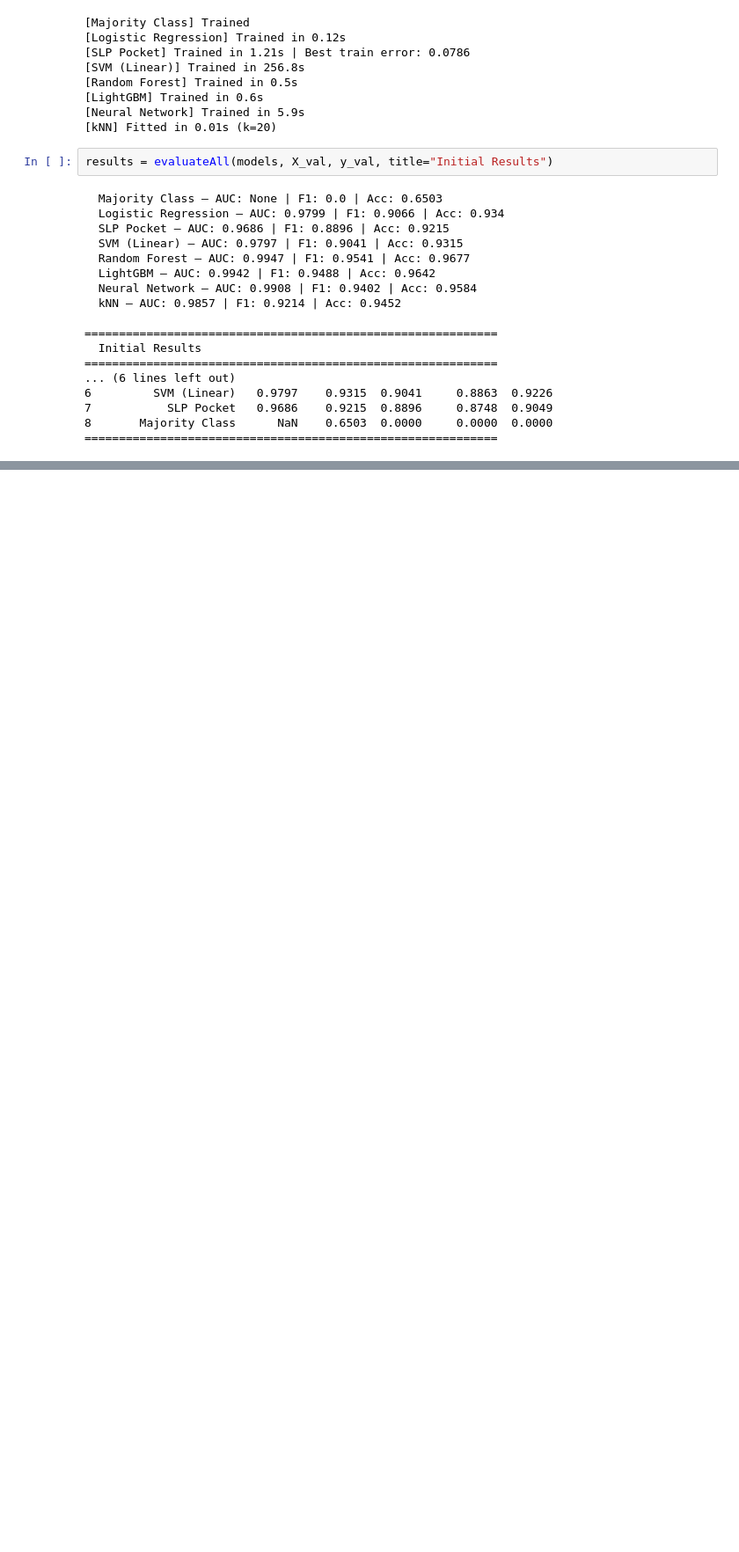
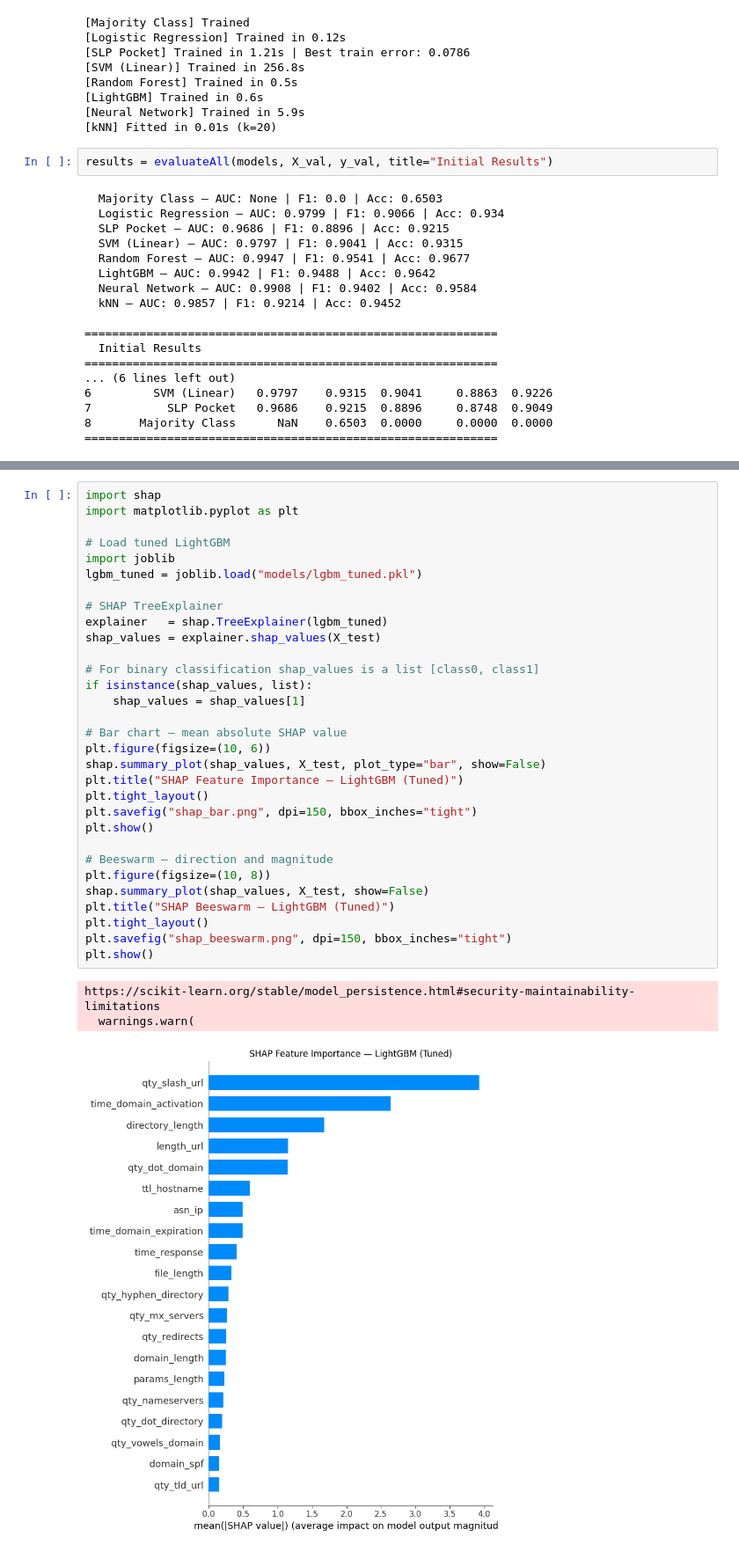
Before and after one commit to oheliav/Phishing-Intro-to-ML, a Jupyter notebook: main.ipynb, the cells around one changed output, grey strips where cells are left out. Shown at 88% size. Saved outputs shown, nothing was run; the diff lists cells and outputs as text; blank space fills up the shorter version.

Commit message:
Final code, main.ipynb, and models directory

```diff
--- a/main.ipynb
+++ b/main.ipynb
@@ -119,0 +160,35 @@ results = evaluateAll(models, X_val, y_val, title="Initial Results")
+# %%
+import shap
+import matplotlib.pyplot as plt
+
+# Load tuned LightGBM
+import joblib
+lgbm_tuned = joblib.load("models/lgbm_tuned.pkl")
+
+# SHAP TreeExplainer
+explainer   = shap.TreeExplainer(lgbm_tuned)
+shap_values = explainer.shap_values(X_test)
+
+# For binary classification shap_values is a list [class0, class1]
+if isinstance(shap_values, list):
+    shap_values = shap_values[1]
+
+# Bar chart — mean absolute SHAP value
+plt.figure(figsize=(10, 6))
+shap.summary_plot(shap_values, X_test, plot_type="bar", show=False)
+plt.title("SHAP Feature Importance — LightGBM (Tuned)")
+plt.tight_layout()
+plt.savefig("shap_bar.png", dpi=150, bbox_inches="tight")
+plt.show()
+
+# Beeswarm — direction and magnitude
+plt.figure(figsize=(10, 8))
+shap.summary_plot(shap_values, X_test, show=False)
+plt.title("SHAP Beeswarm — LightGBM (Tuned)")
+plt.tight_layout()
+plt.savefig("shap_beeswarm.png", dpi=150, bbox_inches="tight")
+plt.show()
+# %% [output]
+https://scikit-learn.org/stable/model_persistence.html#security-maintainability-limitations
+  warnings.warn(
+[figure, added]
```
Also changed, not shown: parts of 3 cells of this notebook, 3 other files.
